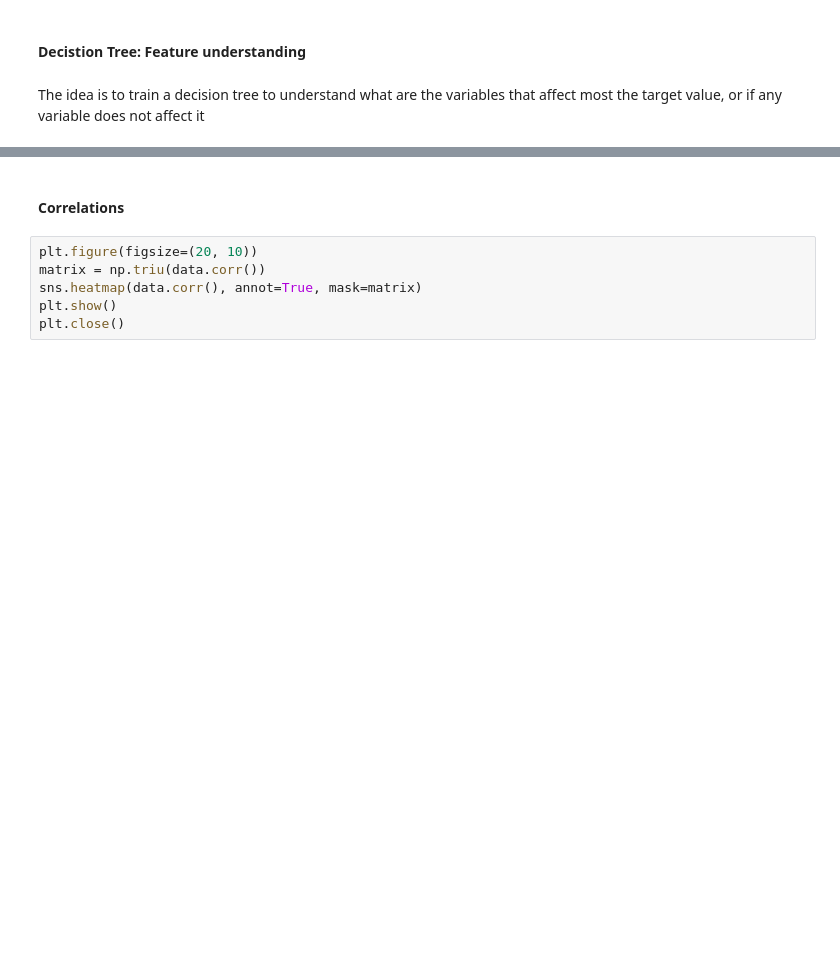
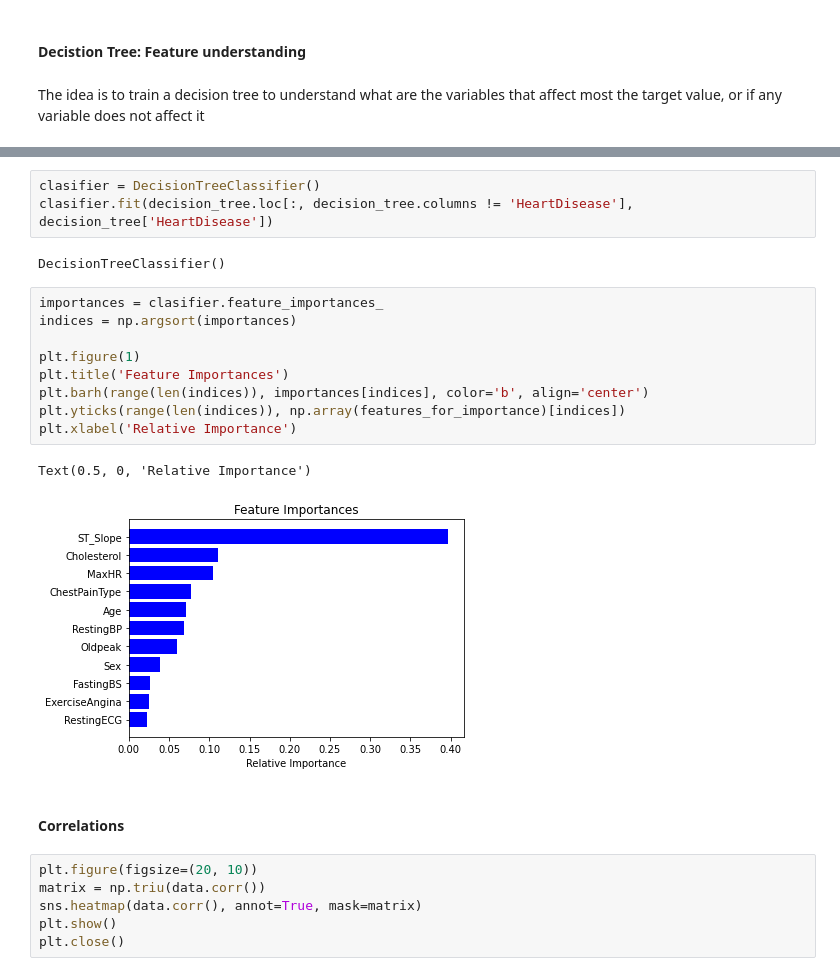
Before and after one commit to 13Mai13/heart-failure, a Jupyter notebook: notebooks/heart-failure.ipynb, the cells around one changed output, grey strips where cells are left out. Cells and saved outputs as stored; diff of their text form; blank space fills up the shorter version.

```diff
--- a/notebooks/heart-failure.ipynb
+++ b/notebooks/heart-failure.ipynb
@@ -246,3 +256,20 @@ NameError: name 'LabelEncoder' is not defined
+# %%
+clasifier = DecisionTreeClassifier()
+clasifier.fit(decision_tree.loc[:, decision_tree.columns != 'HeartDisease'], decision_tree['HeartDisease'])
+# %% [output]
+DecisionTreeClassifier()
+# %%
+importances = clasifier.feature_importances_
+indices = np.argsort(importances)
+
+plt.figure(1)
+plt.title('Feature Importances')
+plt.barh(range(len(indices)), importances[indices], color='b', align='center')
+plt.yticks(range(len(indices)), np.array(features_for_importance)[indices])
+plt.xlabel('Relative Importance')
+# %% [output]
+Text(0.5, 0, 'Relative Importance')
+[figure, added]
 # %% [markdown]
 #### Correlations
 # %%
```
Also changed, not shown: parts of 4 cells of this notebook.
